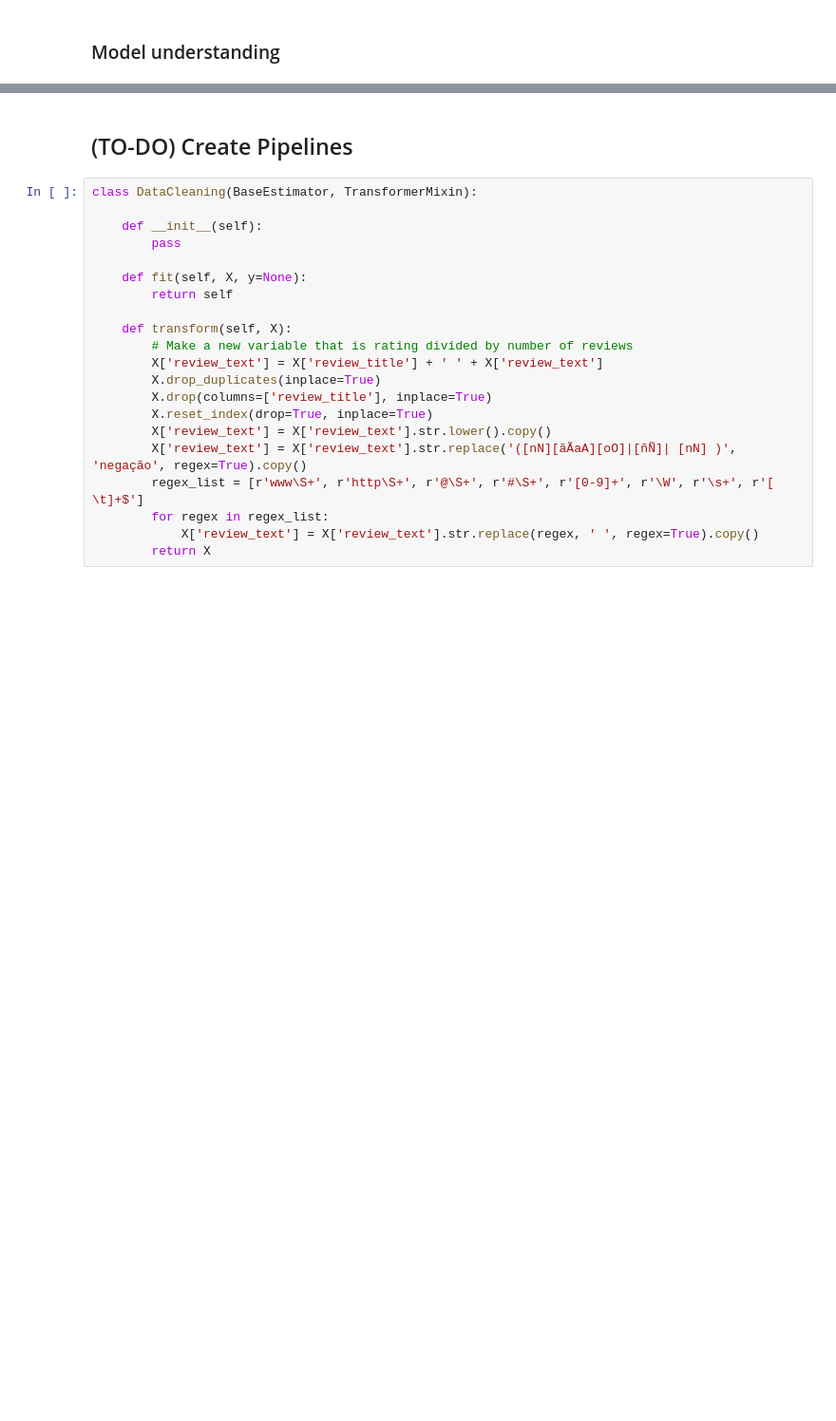
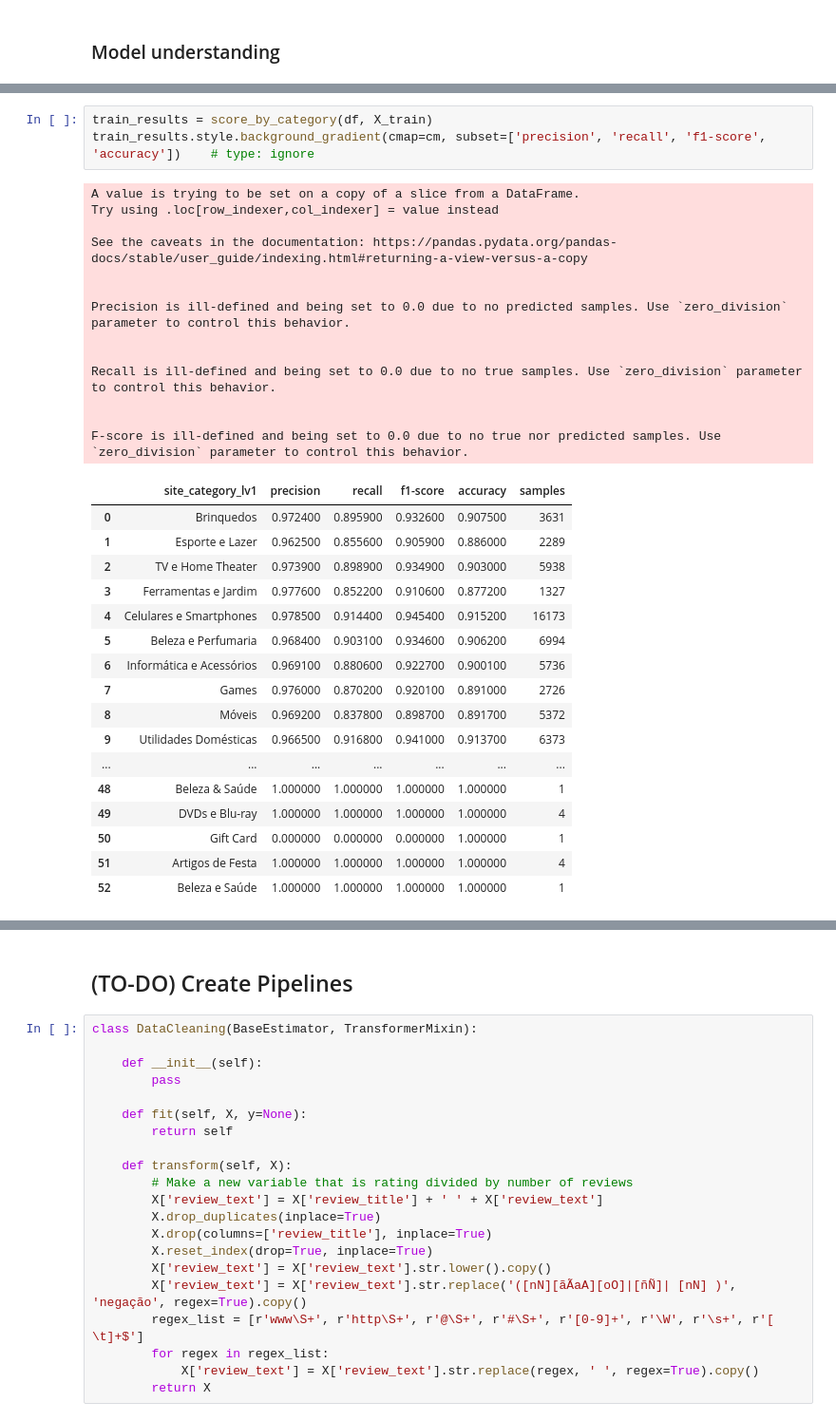
Before and after one commit to gabrielhazeredo/nlp-test-neoway, a Jupyter notebook: analysis/notebooks/modelling.ipynb, the cells around one changed output, grey strips where cells are left out. Shown at 95% size. Cells and saved outputs as stored; diff of their text form; blank space fills up the shorter version.

```diff
--- a/analysis/notebooks/modelling.ipynb
+++ b/analysis/notebooks/modelling.ipynb
@@ -441,0 +506,34 @@ AttributeError: 'LinearSVC' object has no attribute 'feature_importances_'
+# %%
+train_results = score_by_category(df, X_train)
+train_results.style.background_gradient(cmap=cm, subset=['precision', 'recall', 'f1-score', 'accuracy'])    # type: ignore
+# %% [output]
+A value is trying to be set on a copy of a slice from a DataFrame.
+Try using .loc[row_indexer,col_indexer] = value instead
+
+See the caveats in the documentation: https://pandas.pydata.org/pandas-docs/stable/user_guide/indexing.html#returning-a-view-versus-a-copy
+
+
+Precision is ill-defined and being set to 0.0 due to no predicted samples. Use `zero_division` parameter to control this behavior.
+
+
+Recall is ill-defined and being set to 0.0 due to no true samples. Use `zero_division` parameter to control this behavior.
+
+
+F-score is ill-defined and being set to 0.0 due to no true nor predicted samples. Use `zero_division` parameter to control this behavior.
+|  | site_category_lv1 | precision | recall | f1-score | accuracy | samples |
+| 0 | Brinquedos | 0.972400 | 0.895900 | 0.932600 | 0.907500 | 3631 |
+| 1 | Esporte e Lazer | 0.962500 | 0.855600 | 0.905900 | 0.886000 | 2289 |
+| 2 | TV e Home Theater | 0.973900 | 0.898900 | 0.934900 | 0.903000 | 5938 |
+| 3 | Ferramentas e Jardim | 0.977600 | 0.852200 | 0.910600 | 0.877200 | 1327 |
+| 4 | Celulares e Smartphones | 0.978500 | 0.914400 | 0.945400 | 0.915200 | 16173 |
+| 5 | Beleza e Perfumaria | 0.968400 | 0.903100 | 0.934600 | 0.906200 | 6994 |
+| 6 | Informática e Acessórios | 0.969100 | 0.880600 | 0.922700 | 0.900100 | 5736 |
+| 7 | Games | 0.976000 | 0.870200 | 0.920100 | 0.891000 | 2726 |
+| 8 | Móveis | 0.969200 | 0.837800 | 0.898700 | 0.891700 | 5372 |
+| 9 | Utilidades Domésticas | 0.966500 | 0.916800 | 0.941000 | 0.913700 | 6373 |
+| ... | ... | ... | ... | ... | ... | ... |
+| 48 | Beleza & Saúde | 1.000000 | 1.000000 | 1.000000 | 1.000000 | 1 |
+| 49 | DVDs e Blu-ray | 1.000000 | 1.000000 | 1.000000 | 1.000000 | 4 |
+| 50 | Gift Card | 0.000000 | 0.000000 | 0.000000 | 1.000000 | 1 |
+| 51 | Artigos de Festa | 1.000000 | 1.000000 | 1.000000 | 1.000000 | 4 |
+| 52 | Beleza e Saúde | 1.000000 | 1.000000 | 1.000000 | 1.000000 | 1 |
```
Also changed, not shown: parts of 17 cells of this notebook.
